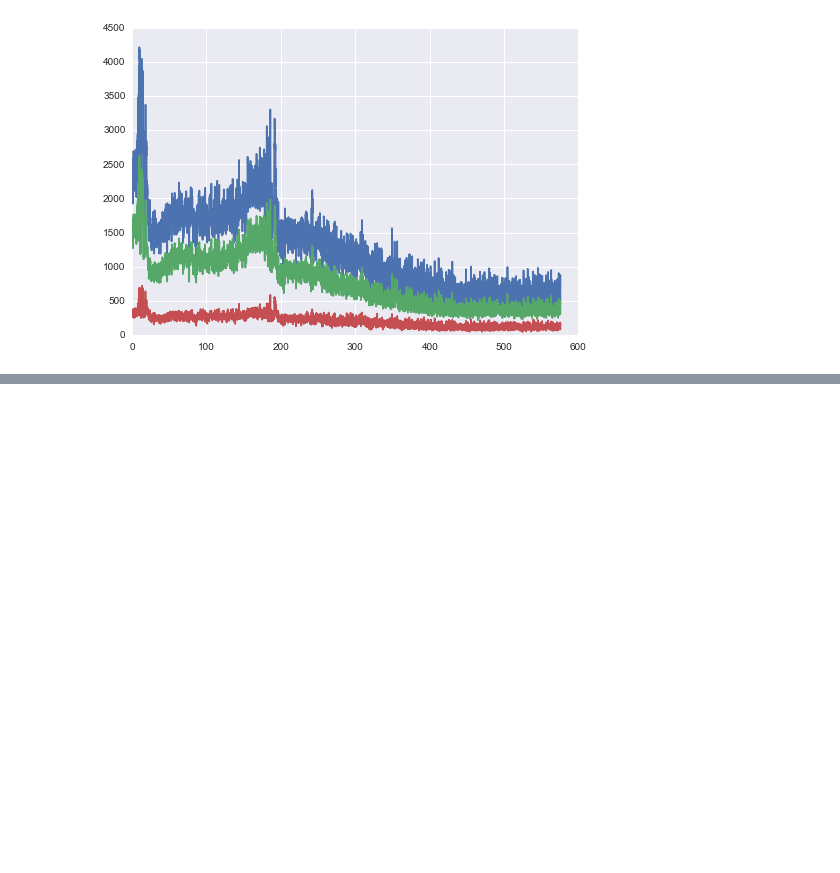
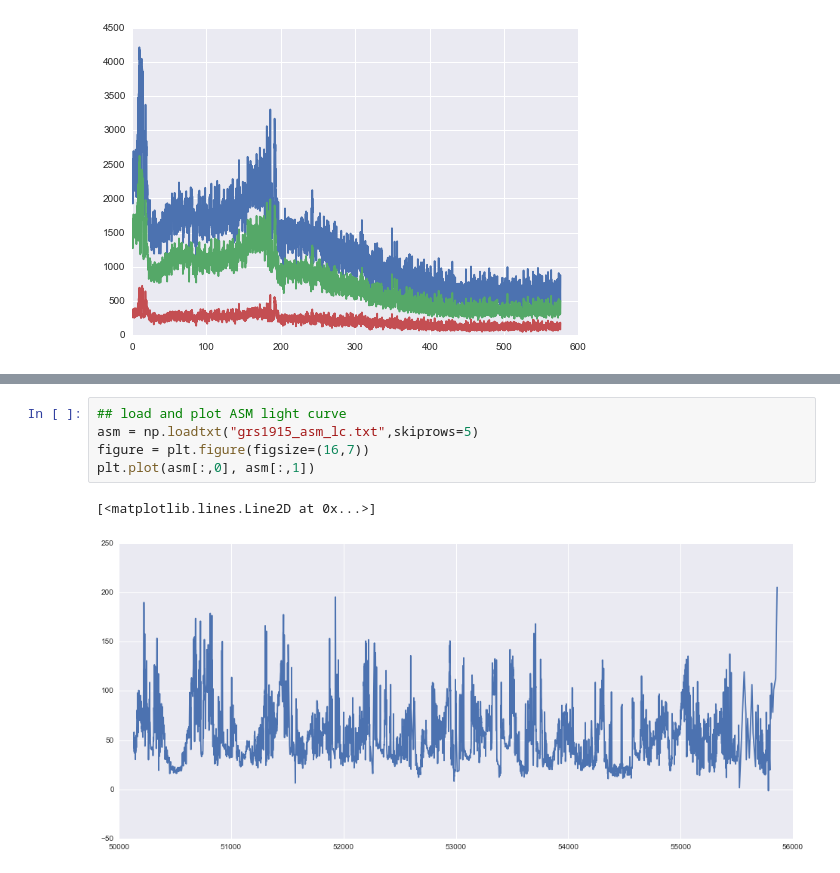
Before and after one commit to dhuppenkothen/BlackHoleMagic, a Jupyter notebook: GRS1915_DataPreparation.ipynb, the cells around one changed output, grey strips where cells are left out. Cells and saved outputs as stored; diff of their text form; blank space fills up the shorter version.

```diff
--- a/GRS1915_DataPreparation.ipynb
+++ b/GRS1915_DataPreparation.ipynb
@@ -1434,0 +484,8 @@ plt.colorbar()
+# %%
+## load and plot ASM light curve
+asm = np.loadtxt("grs1915_asm_lc.txt",skiprows=5)
+figure = plt.figure(figsize=(16,7))
+plt.plot(asm[:,0], asm[:,1])
+# %% [output]
+[<matplotlib.lines.Line2D at 0x...>]
+[figure, added]
```
Also changed, not shown: parts of 71 cells of this notebook, 2 other files.
